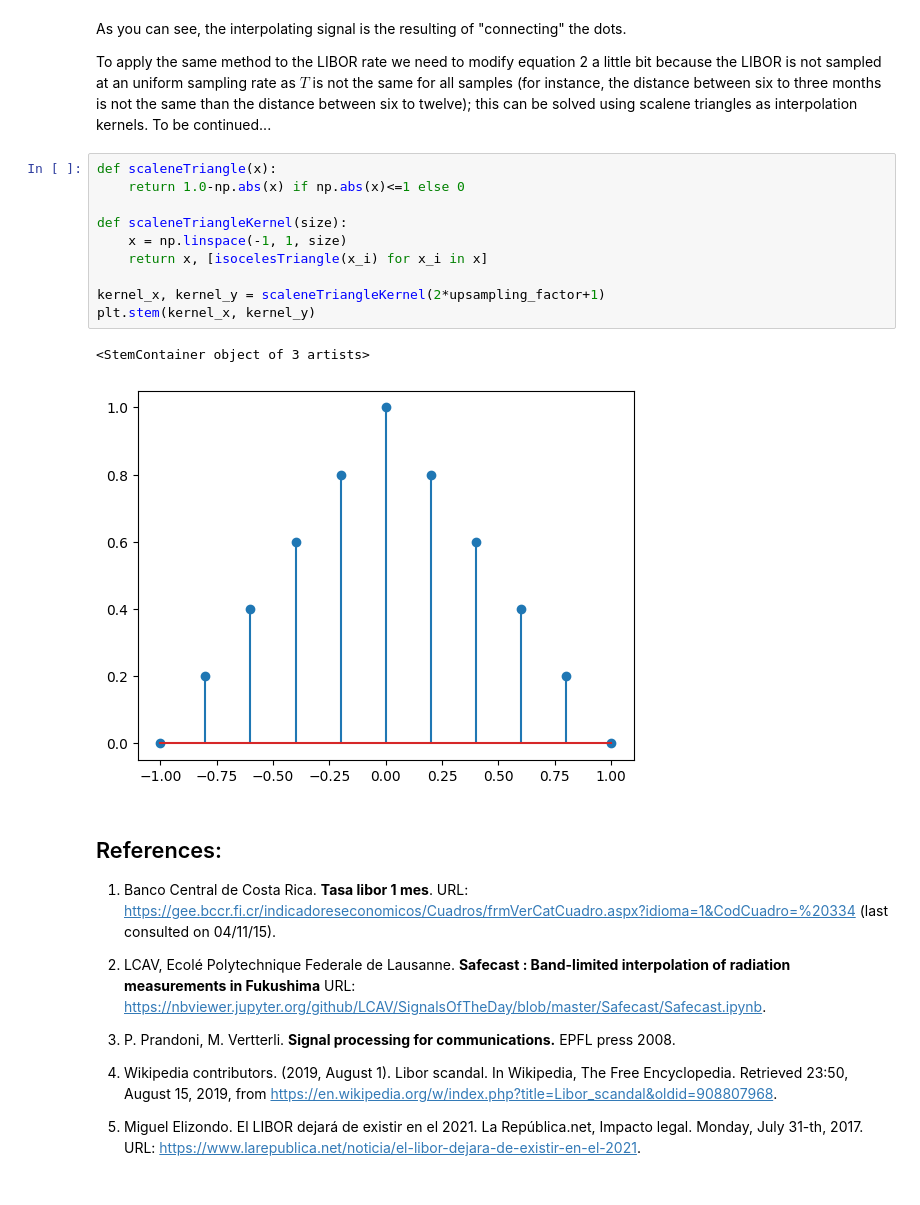
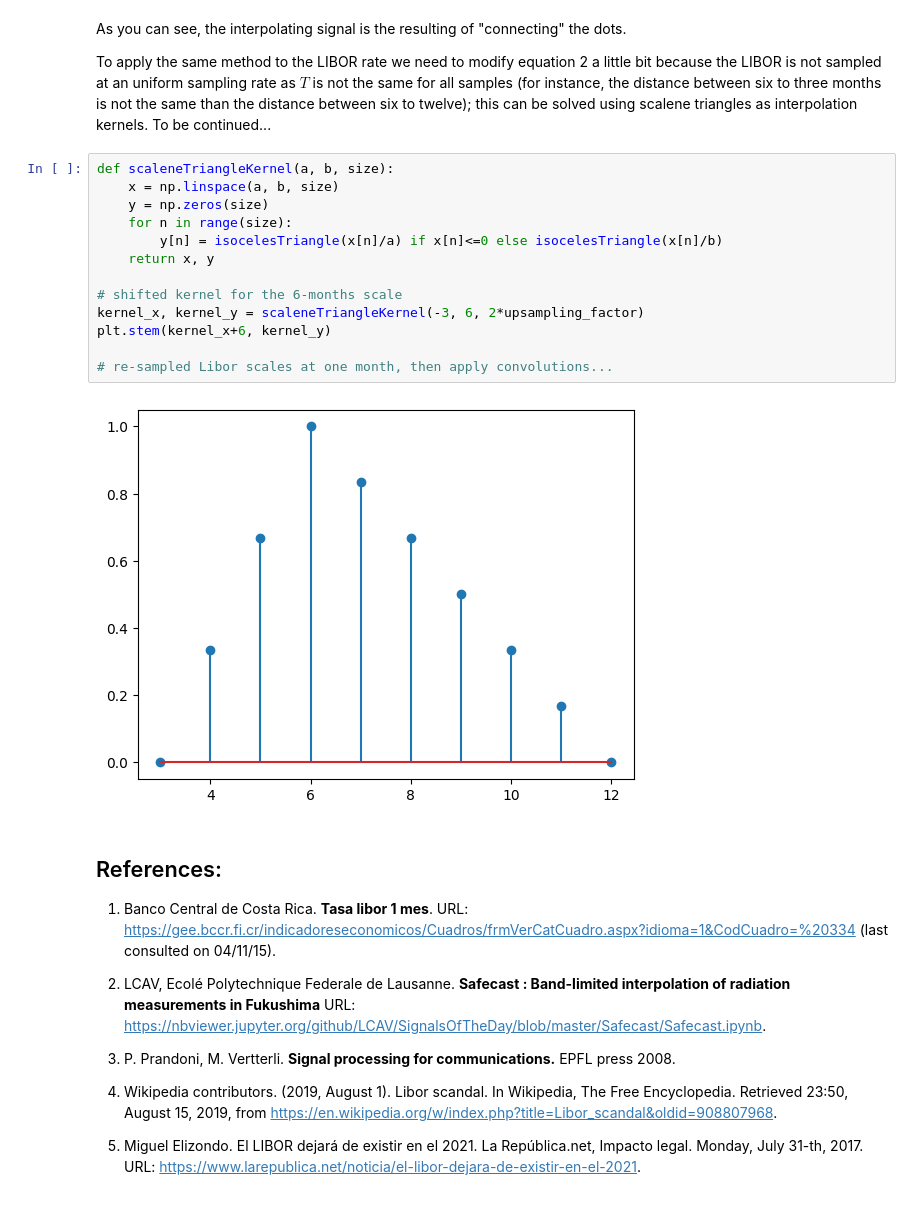
Before and after one commit to juanfonsecasolis/juanfonsecasolis.github.io, a Jupyter notebook: blog/JFonseca.interpolacion.ipynb, the cells around one changed output. Drawn from its saved outputs; the diff is of its cells as text.

Commit message:
Added scalene triangle kernel.

```diff
--- a/blog/JFonseca.interpolacion.ipynb
+++ b/blog/JFonseca.interpolacion.ipynb
@@ -120,19 +121,21 @@ applyInterpolationKernel(x_p, y_p, isocelesTriangleKernel)
 As you can see, the interpolating signal is the resulting of "connecting" the dots.
 
 To apply the same method to the LIBOR rate we need to modify equation 2 a little bit because the LIBOR is not sampled at an uniform sampling rate as $T$ is not the same for all samples (for instance, the distance between six to three months is not the same than the distance between six to twelve); this can be solved using scalene triangles as interpolation kernels. To be continued...
-# %%
-def scaleneTriangle(x):
-    return 1.0-np.abs(x) if np.abs(x)<=1 else 0
-
-def scaleneTriangleKernel(size):
-    x = np.linspace(-1, 1, size)
-    return x, [isocelesTriangle(x_i) for x_i in x]
-
-kernel_x, kernel_y = scaleneTriangleKernel(2*upsampling_factor+1)
-plt.stem(kernel_x, kernel_y)
-# %% [output]
-<StemContainer object of 3 artists>
-[figure, removed]
+# %%
+def scaleneTriangleKernel(a, b, size):
+    x = np.linspace(a, b, size)
+    y = np.zeros(size)
+    for n in range(size):
+        y[n] = isocelesTriangle(x[n]/a) if x[n]<=0 else isocelesTriangle(x[n]/b)
+    return x, y
+
+# shifted kernel for the 6-months scale
+kernel_x, kernel_y = scaleneTriangleKernel(-3, 6, 2*upsampling_factor)
+plt.stem(kernel_x+6, kernel_y)
+
+# re-sampled Libor scales at one month, then apply convolutions...
+# %% [output]
+[figure, added]
 # %% [markdown]
 ## References:
 
```
Also changed, not shown: parts of 2 cells of this notebook.
